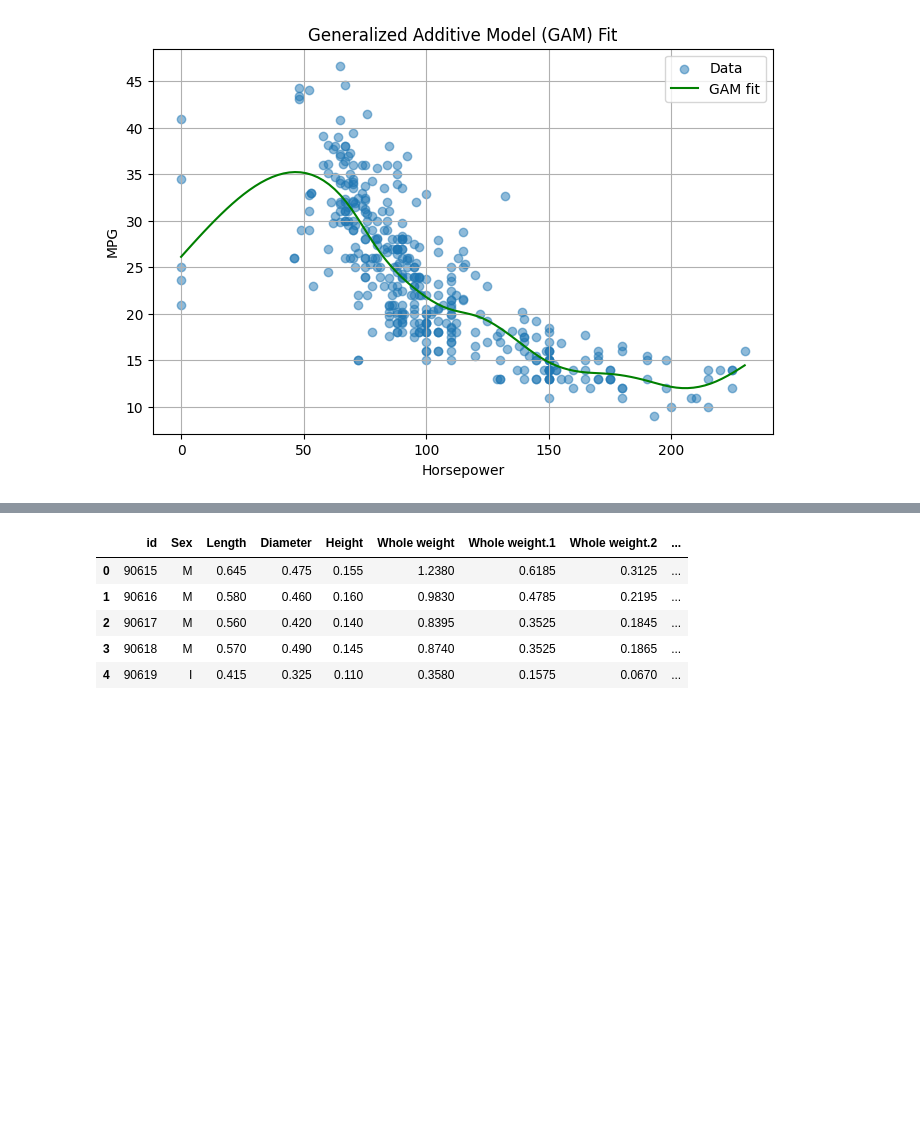
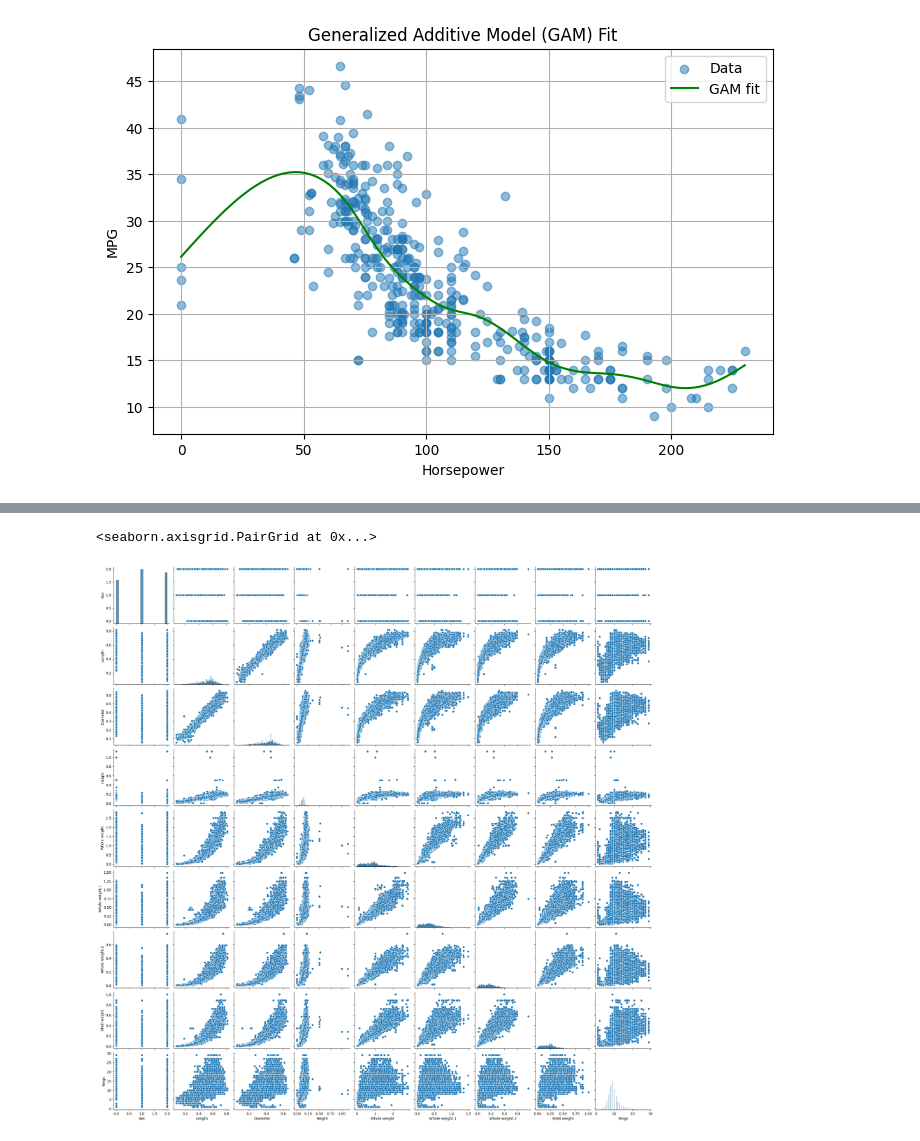
Before and after one commit to anujbansal-ncu/NCU, a Jupyter notebook: DDS-8555/week4/assignment4.ipynb, the cells around one changed output, grey strips where cells are left out. Cells and saved outputs as stored; diff of their text form; code cells hidden in the pictures; blank space fills up the shorter version.

```diff
--- a/DDS-8555/week4/assignment4.ipynb
+++ b/DDS-8555/week4/assignment4.ipynb
@@ -275,0 +275,8 @@ test_df = pd.read_csv('../test.csv')
+# %%
+# Convert 'Sex' to integer codes if present
+train_df['Sex'] = train_df['Sex'].astype('category').cat.codes
+
+numeric_train_df = train_df.drop(columns=['id', 'Rings']).select_dtypes(include=[np.number])
+corr_matrix = numeric_train_df.corr()
+
+print(corr_matrix)
@@ -276,9 +303,7 @@ test_df = pd.read_csv('../test.csv')
+# %%
+sns.pairplot(train_df.drop(columns=['id']))
+# %% [output]
+<seaborn.axisgrid.PairGrid at 0x...>
+[figure, added]
 # %%
-test_df.head()  # Display the first few rows of the test DataFrame
+test_df['Sex'] = train_df['Sex'].astype('category').cat.codes
-# %% [output]
-|  | id | Sex | Length | Diameter | Height | Whole weight | Whole weight.1 | Whole weight.2 | ... |
-| 0 | 90615 | M | 0.645 | 0.475 | 0.155 | 1.2380 | 0.6185 | 0.3125 | ... |
-| 1 | 90616 | M | 0.580 | 0.460 | 0.160 | 0.9830 | 0.4785 | 0.2195 | ... |
-| 2 | 90617 | M | 0.560 | 0.420 | 0.140 | 0.8395 | 0.3525 | 0.1845 | ... |
-| 3 | 90618 | M | 0.570 | 0.490 | 0.145 | 0.8740 | 0.3525 | 0.1865 | ... |
-| 4 | 90619 | I | 0.415 | 0.325 | 0.110 | 0.3580 | 0.1575 | 0.0670 | ... |
```
Also changed, not shown: parts of 14 cells of this notebook, 4 other files.
